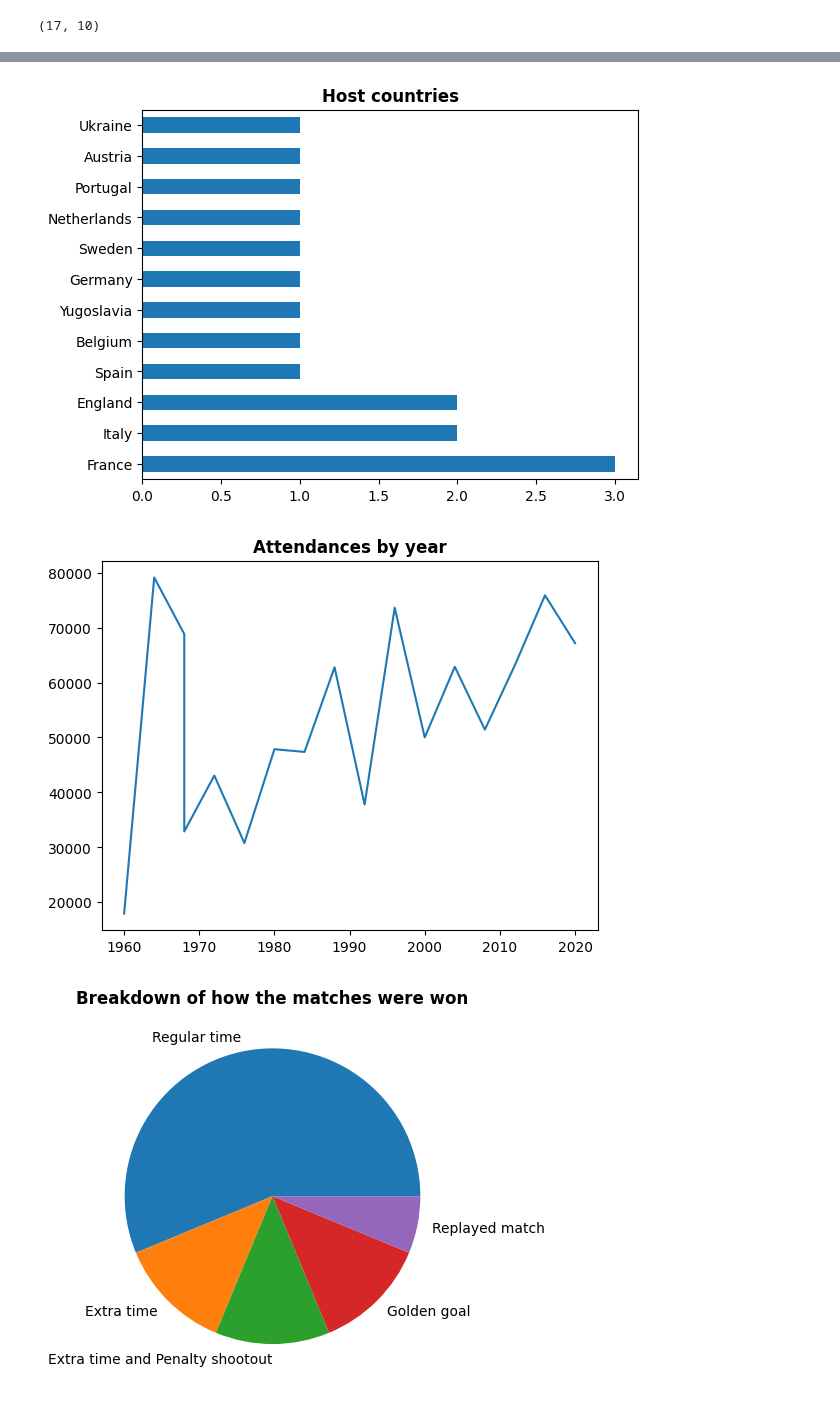
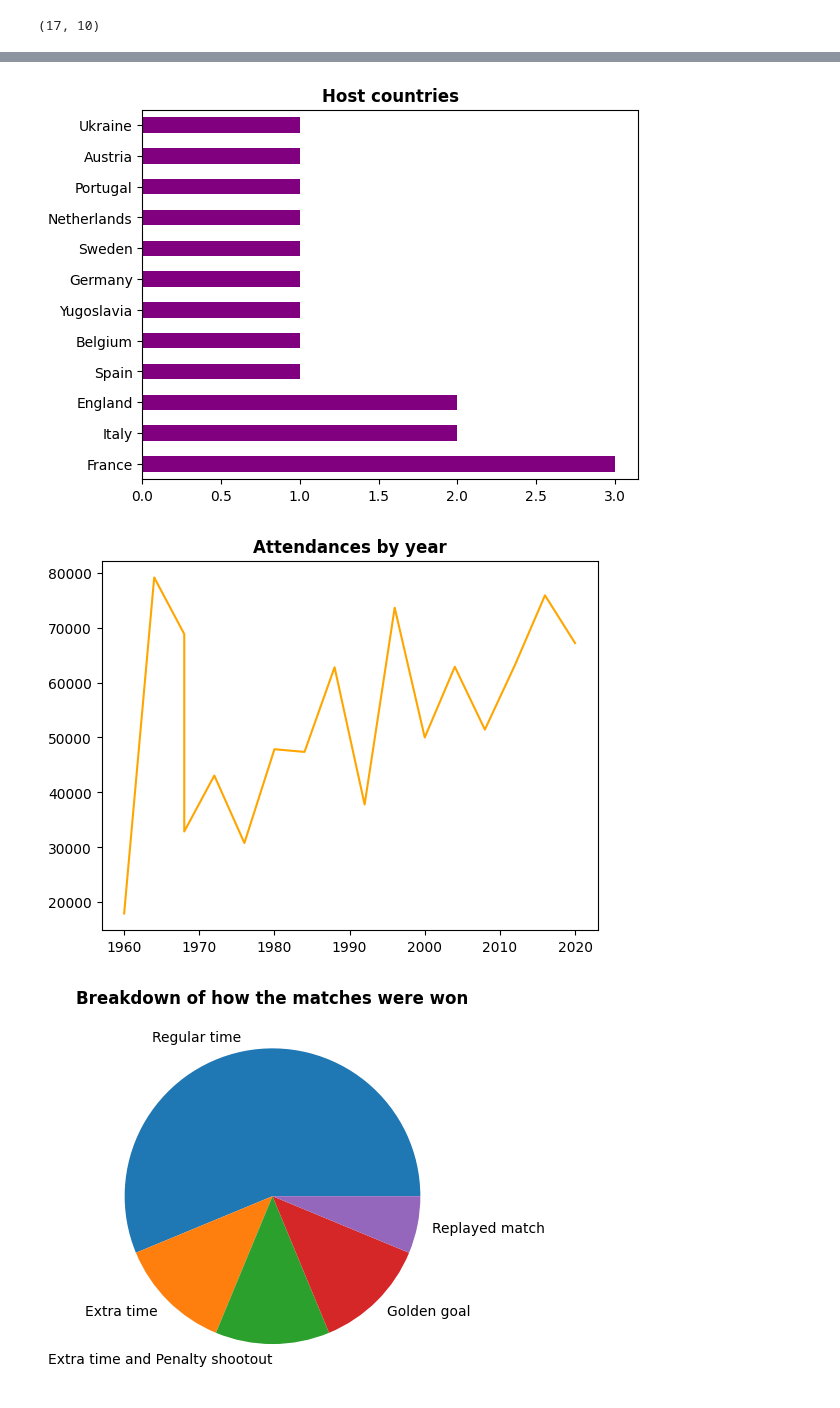
Before and after one commit to guilhermelaviola/SoccerCompetitionsStudy, a Jupyter notebook: UEFAEuroStudy.ipynb, the cells around one changed output, grey strips where cells are left out. Saved outputs shown, nothing was run; the diff lists cells and outputs as text; code cells hidden in the pictures.

```diff
--- a/UEFAEuroStudy.ipynb
+++ b/UEFAEuroStudy.ipynb
@@ -83,18 +87,19 @@ plt.show()
 # %%
 # Displaying countries that hosted the tournment and how many times they did it:
-ue.groupby('Year').first()['Host country'].value_counts().plot(kind = 'barh')
+ue.groupby('Year').first()['Host country'].value_counts().plot(kind = 'barh',
+                                                               color = 'purple')
 plt.ylabel(None)
 plt.title('Host countries', fontweight = 'bold')
 plt.show()
 # %% [output]
-[figure, old version]
+[figure, new version]
 # %%
 # Displaying the attendances by year:
-plt.plot(ue['Year'], ue['Attendance'])
+plt.plot(ue['Year'], ue['Attendance'], color = 'orange')
 plt.title('Attendances by year', fontweight = 'bold')
 plt.show()
 # %% [output]
-[figure, old version]
+[figure, new version]
 # %%
 # Displaying the distribition of how the matches were won:
 ue.groupby('Year').first()['How the match was won'].value_counts().plot(kind = 'pie')
```
Also changed, not shown: parts of 4 cells of this notebook.
